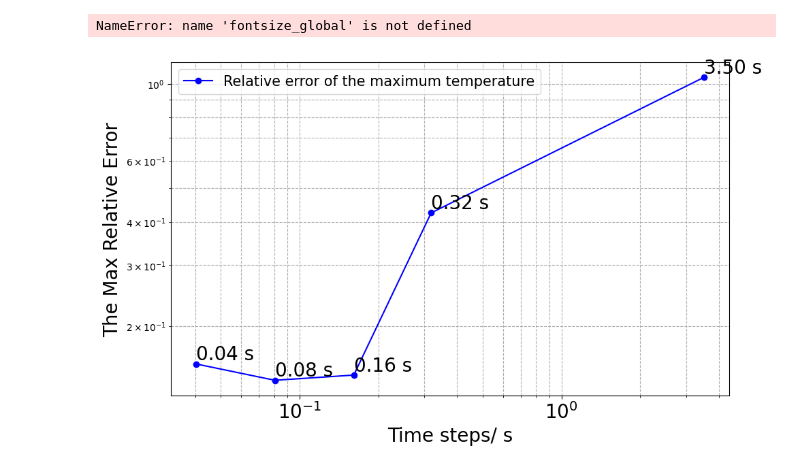
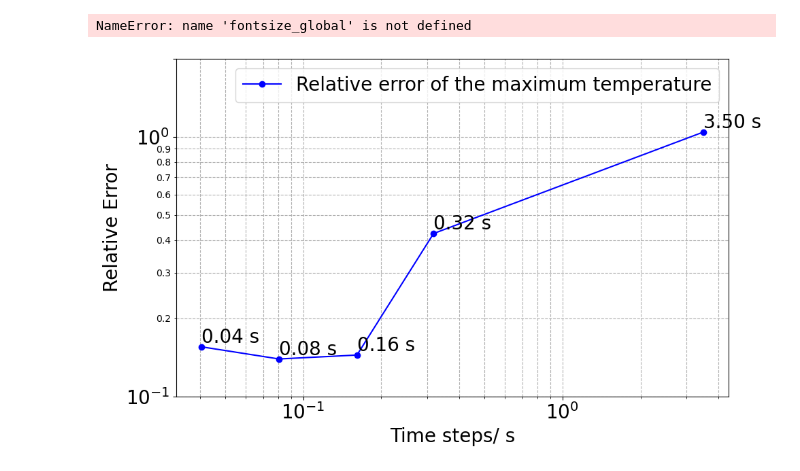
Before and after one commit to yanjun96/thermal_mechanics_fenicsx, a Jupyter notebook: analysis/thermal_elasetic/dt.ipynb, the cells around one changed output. Drawn from its saved outputs; the diff is of its cells as text; code cells hidden in the pictures.

Commit message:
add time step plot

```diff
--- a/analysis/thermal_elasetic/dt.ipynb
+++ b/analysis/thermal_elasetic/dt.ipynb
@@ -424,35 +422,38 @@ Lables already exists, for mesh m-3-5.msh is  [19098, 34079, 7351]
 t and T have been successfully extracted from /home/yanjun/documents/sim_results/elasticity_2025/dt/s-1213-d-112-m-3-5-c-1-e-271817/Result_T-s-1213-d-112-m-3-5-c-1-e-271817.csv
 NameError: name 'fontsize_global' is not defined
 # %%
+from matplotlib.ticker import ScalarFormatter
 plt.figure(figsize=(10, 6))
 for i in range(len(max_relative_errors)):
     plt.text(dt_list[i], max_relative_errors[i],f'{(dt_list[i]):.2f} s', ha='left', va='bottom', fontsize=20)
 
 fontsize_global = 20
 
 marker_styles = ['o', 's', '^', 'v', '>', '<','d', '*', 'x', 'p' ]
 # Plot DOF vs Average Relative Error
 #plt.figure(figsize=(10, 6))
 plt.loglog(dt_list, max_relative_errors, marker='o', linestyle='-', color='b', label="Relative error of the maximum temperature")
 
 
-y_ticks = [10**i for i in range(-1, 0)]
-plt.xticks(fontsize=fontsize_global)
-#plt.yticks(y_ticks , fontsize=fontsize_global)
+x_tickes = [10**i for i in range(-1, 1)]
+y_tickes =  [0.1,  1, 2]
+plt.xticks(x_tickes, fontsize=fontsize_global)
+plt.yticks(y_tickes, fontsize=fontsize_global)
 
+plt.gca().yaxis.set_minor_formatter(ScalarFormatter())
 # Label the axes
 plt.xlabel('Time steps/ s',fontsize=20)
 plt.ylabel('Relative Error',fontsize=20)
 #plt.title('Relative error of the maximum T vs Time Step')
 
 # Add grid and legend
 plt.grid(True, which="both", ls="--")
-plt.legend(fontsize=15)
+plt.legend(fontsize=fontsize_global)
 plt.tight_layout()
 
 
 # Save and display the plot
 plt.savefig('max_relative_error vs_dt.pdf')
 plt.show()
 # %% [output]
-[figure, old version]
+[figure, new version]
```
Also changed, not shown: parts of 1 cell of this notebook, 2 other files.
